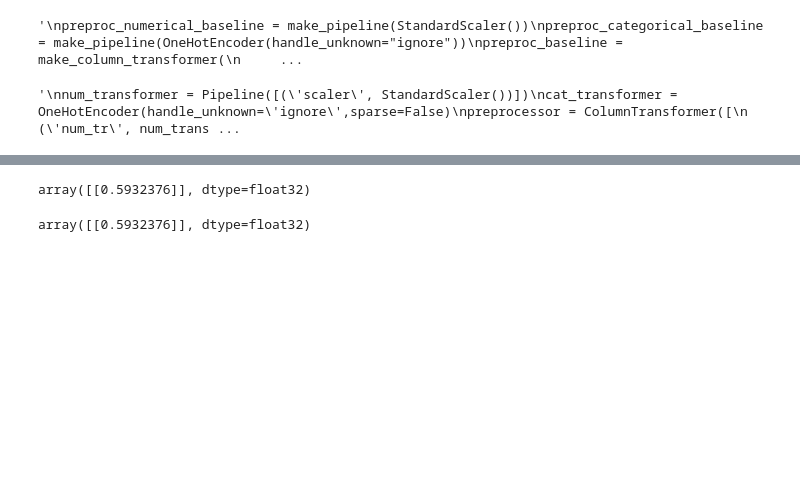
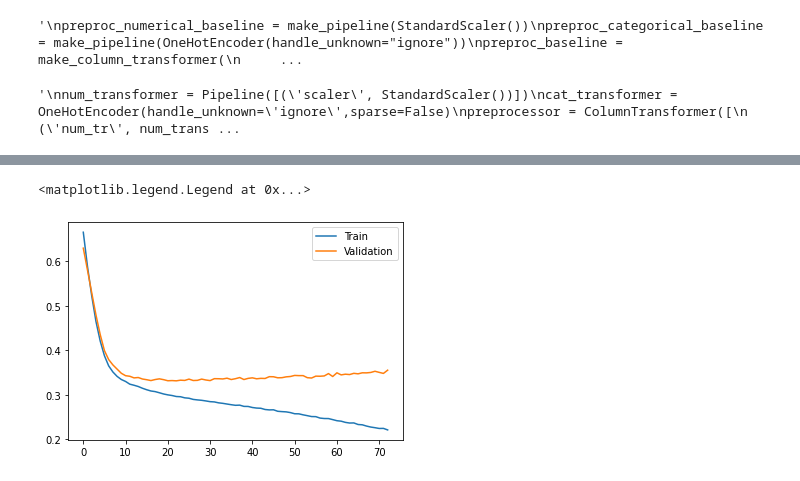
Before and after one commit to Aipeni/nba_stat, a Jupyter notebook: nba_test.ipynb, the cells around one changed output, grey strips where cells are left out. Drawn from its saved outputs; the diff is of its cells as text; code cells hidden in the pictures; blank space fills up the shorter version.

Commit message:
add the loss vs val_loss graph

```diff
--- a/nba_test.ipynb
+++ b/nba_test.ipynb
@@ -78,9 +81,8 @@ df.drop(['GAME_DATE_EST', 'GAME_ID', 'GAME_STATUS_TEXT',
 team=pd.read_csv("teams.csv")
 X=df.drop(["HOME_TEAM_WINS","HOME_TEAM_ID","TEAM_ID_away","PTS_home","PTS_away"],axis=1)
 y=df[["HOME_TEAM_WINS"]]
-X_train, X_test, y_train, y_test = train_test_split(X, y, test_size=0.33, random_state=42)
-X_train_scaled = StandardScaler().fit_transform(X_train)
-x_test_scaled=StandardScaler().fit_transform(X_test)
+
+X_scaled = StandardScaler().fit_transform(X)
 # %% [output]
 A value is trying to be set on a copy of a slice from a DataFrame
 
@@ -132,11 +134,9 @@ from tensorflow.keras import callbacks
 # %%
 def nba_prob_estimate():
     model =Sequential()
-    model.add(layers.Dense(20,activation="relu",input_dim=X_train_scaled.shape[-1]))
+    model.add(layers.Dense(20,activation="relu",input_dim=X_scaled.shape[-1]))
     model.add(layers.Dense(15, activation='relu'))
     model.add(layers.Dense(10, activation='relu'))
-    model.add(layers.Dense(8, activation='relu'))
-    model.add(layers.Dense(5, activation='relu'))
     model.add(layers.Dense(1, activation='sigmoid'))
     return model
 # %%
@@ -146,8 +146,8 @@ model.compile(optimizer='adam',
               loss='binary_crossentropy',
               metrics=['accuracy'])
 
-es = callbacks.EarlyStopping(patience=30, restore_best_weights=True)
-model.fit(
-    X_train, y_train, validation_data=(X_test, y_test),
-    epochs=500, batch_size=32, verbose=0,callbacks=[es])
+es = callbacks.EarlyStopping(patience=50, restore_best_weights=True)
+history=model.fit(
+    X_scaled, y, validation_split=0.33,
+    epochs=500, batch_size=32,callbacks=[es])
 # %% [output]
@@ -161,11 +171,10 @@ test=x_test_scaled[1].reshape(1,10)
-# %%
-model.predict(test)
-# %% [output]
-array([[0.5932376]], dtype=float32)
-# %%
-model.predict_on_batch(test)
-# %% [output]
-array([[0.5932376]], dtype=float32)
+# %%
+plt.plot(history.history['loss'],label='Train')
+plt.plot(history.history['val_loss'],label='Validation')
+plt.legend()
+# %% [output]
+<matplotlib.legend.Legend at 0x...>
+[figure, added]
 # %%
 team_id_list=df_full.TEAM_ID_home.unique()
 accuracy={}
```
Also changed, not shown: parts of 8 cells of this notebook.
